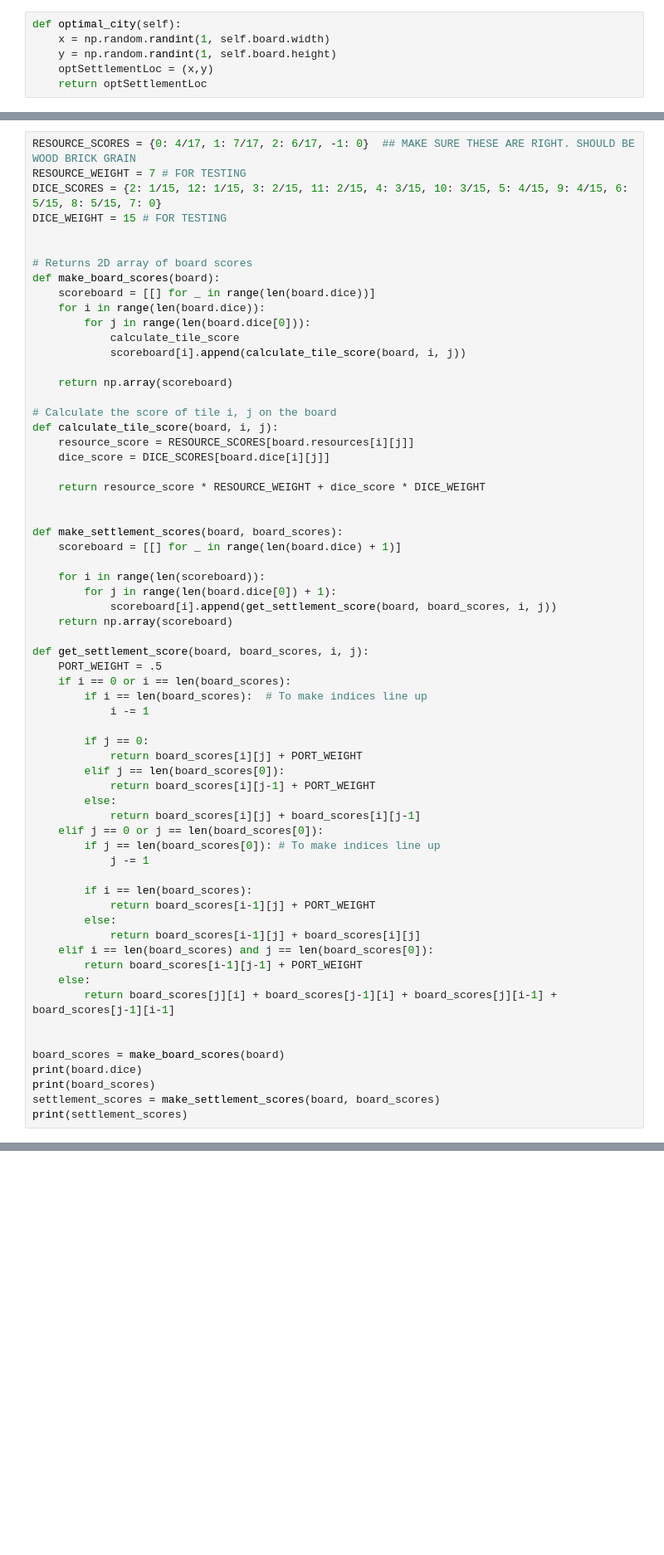
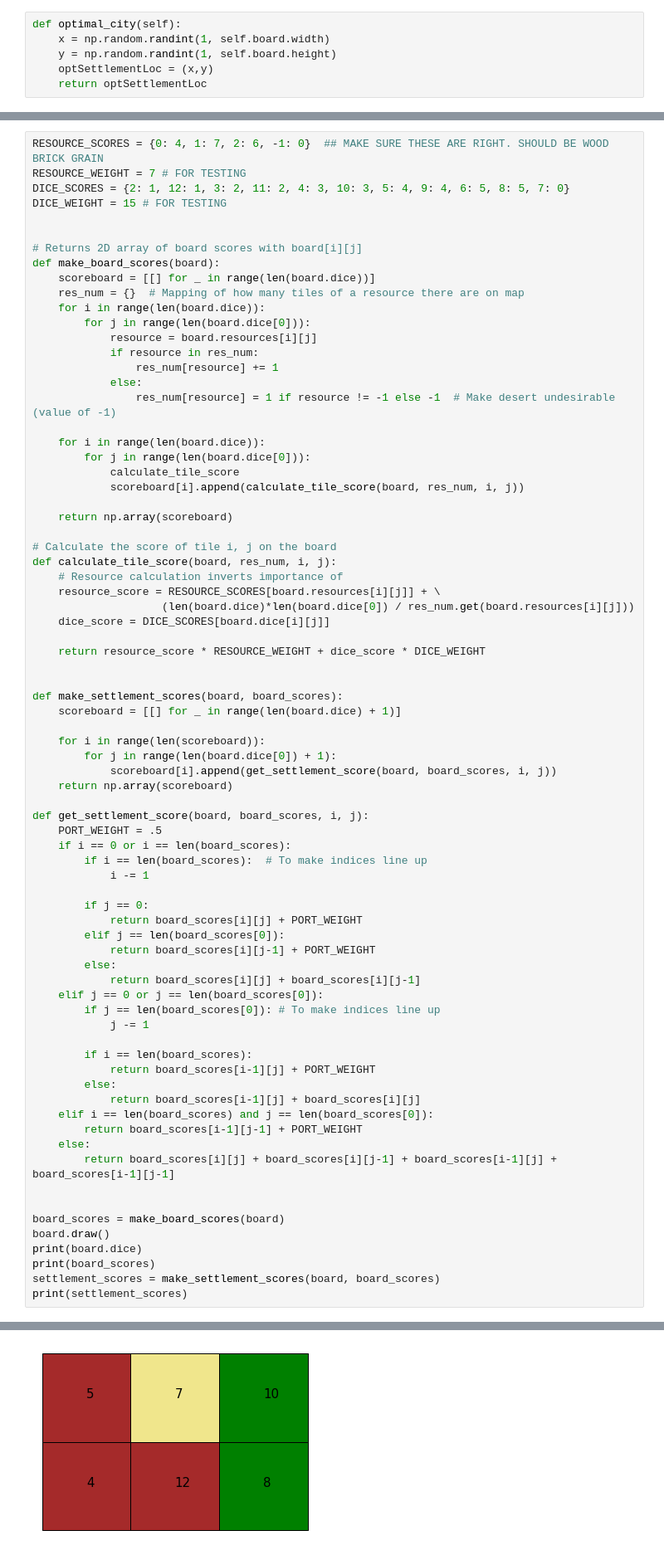
Before and after one commit to ethanteo99/catan-126, a Jupyter notebook: master.ipynb, the cells around one changed output, grey strips where cells are left out. Shown: that part at 83% size. Saved outputs shown, nothing was run; the diff lists cells and outputs as text; blank space fills up the shorter version.

```diff
--- a/master.ipynb
+++ b/master.ipynb
@@ -198,25 +222,36 @@ def modified_trade(self, goal):
         self.resources[trade_away] -= subtract
         self.resources[trade_for] += 1
 # %%
-RESOURCE_SCORES = {0: 4/17, 1: 7/17, 2: 6/17, -1: 0}  ## MAKE SURE THESE ARE RIGHT. SHOULD BE WOOD BRICK GRAIN
+RESOURCE_SCORES = {0: 4, 1: 7, 2: 6, -1: 0}  ## MAKE SURE THESE ARE RIGHT. SHOULD BE WOOD BRICK GRAIN
 RESOURCE_WEIGHT = 7 # FOR TESTING
-DICE_SCORES = {2: 1/15, 12: 1/15, 3: 2/15, 11: 2/15, 4: 3/15, 10: 3/15, 5: 4/15, 9: 4/15, 6: 5/15, 8: 5/15, 7: 0}
+DICE_SCORES = {2: 1, 12: 1, 3: 2, 11: 2, 4: 3, 10: 3, 5: 4, 9: 4, 6: 5, 8: 5, 7: 0}
 DICE_WEIGHT = 15 # FOR TESTING
 
 
-# Returns 2D array of board scores
+# Returns 2D array of board scores with board[i][j]
 def make_board_scores(board):
     scoreboard = [[] for _ in range(len(board.dice))]
+    res_num = {}  # Mapping of how many tiles of a resource there are on map
+    for i in range(len(board.dice)):
+        for j in range(len(board.dice[0])):
+            resource = board.resources[i][j]
+            if resource in res_num:
+                res_num[resource] += 1
+            else:
+                res_num[resource] = 1 if resource != -1 else -1  # Make desert undesirable (value of -1)
+
     for i in range(len(board.dice)):
         for j in range(len(board.dice[0])):
             calculate_tile_score
-            scoreboard[i].append(calculate_tile_score(board, i, j))
+            scoreboard[i].append(calculate_tile_score(board, res_num, i, j))
 
     return np.array(scoreboard)
 
 # Calculate the score of tile i, j on the board
-def calculate_tile_score(board, i, j):
-    resource_score = RESOURCE_SCORES[board.resources[i][j]]
+def calculate_tile_score(board, res_num, i, j):
+    # Resource calculation inverts importance of
+    resource_score = RESOURCE_SCORES[board.resources[i][j]] + \
+                    (len(board.dice)*len(board.dice[0]) / res_num.get(board.resources[i][j]))
     dice_score = DICE_SCORES[board.dice[i][j]]
 
     return resource_score * RESOURCE_WEIGHT + dice_score * DICE_WEIGHT
@@ -253,10 +288,11 @@ def get_settlement_score(board, board_scores, i, j):
     elif i == len(board_scores) and j == len(board_scores[0]):
         return board_scores[i-1][j-1] + PORT_WEIGHT
     else:
-        return board_scores[j][i] + board_scores[j-1][i] + board_scores[j][i-1] + board_scores[j-1][i-1]
+        return board_scores[i][j] + board_scores[i][j-1] + board_scores[i-1][j] + board_scores[i-1][j-1]
 
 
 board_scores = make_board_scores(board)
+board.draw()
 print(board.dice)
 print(board_scores)
 settlement_scores = make_settlement_scores(board, board_scores)
@@ -278,3 +309,4 @@ print(settlement_scores)
+[figure, added]
 # %%
 settlements, cities, roads, hands, live_points, dice_rolls = simulate_1p_game_with_data(action, dumpPolicy, planBoard, board)
 
```
Also changed, not shown: parts of 7 cells of this notebook.
